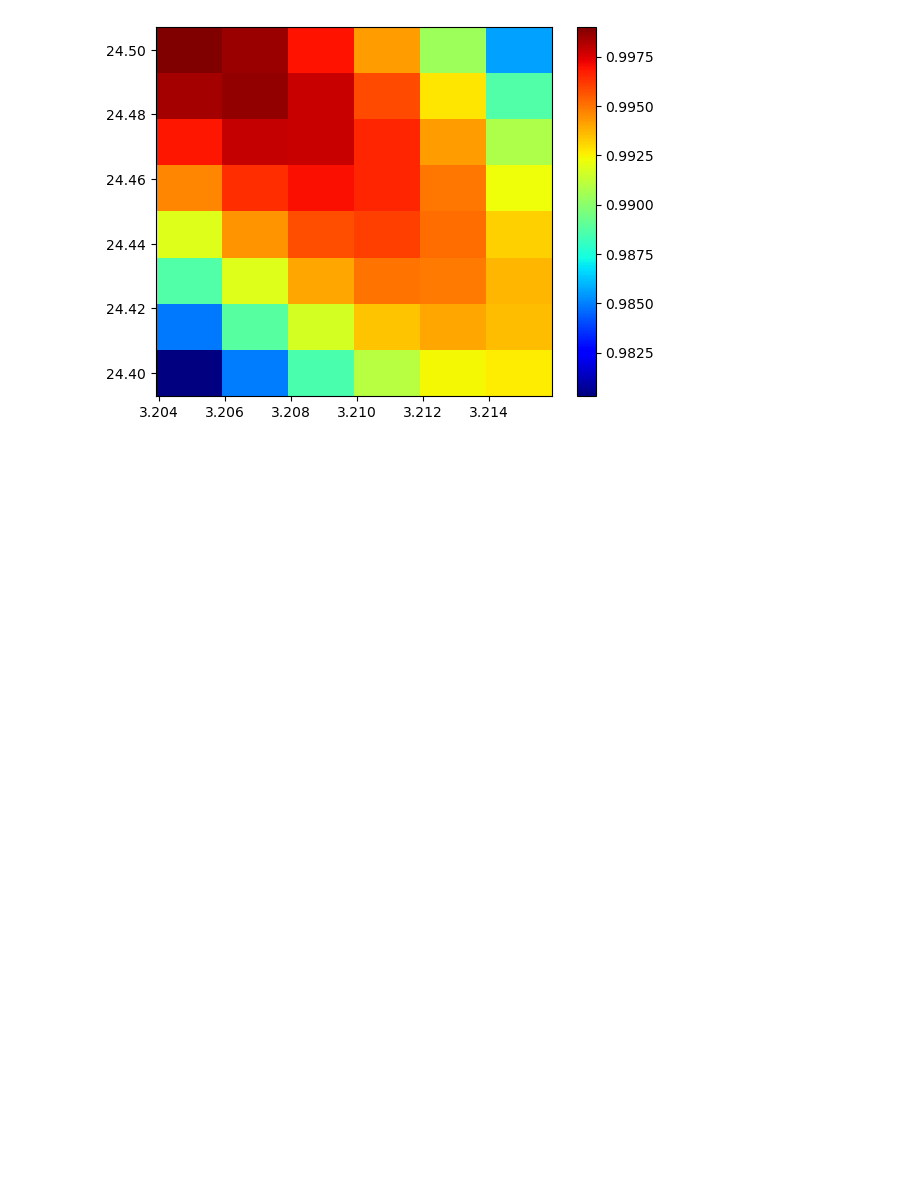
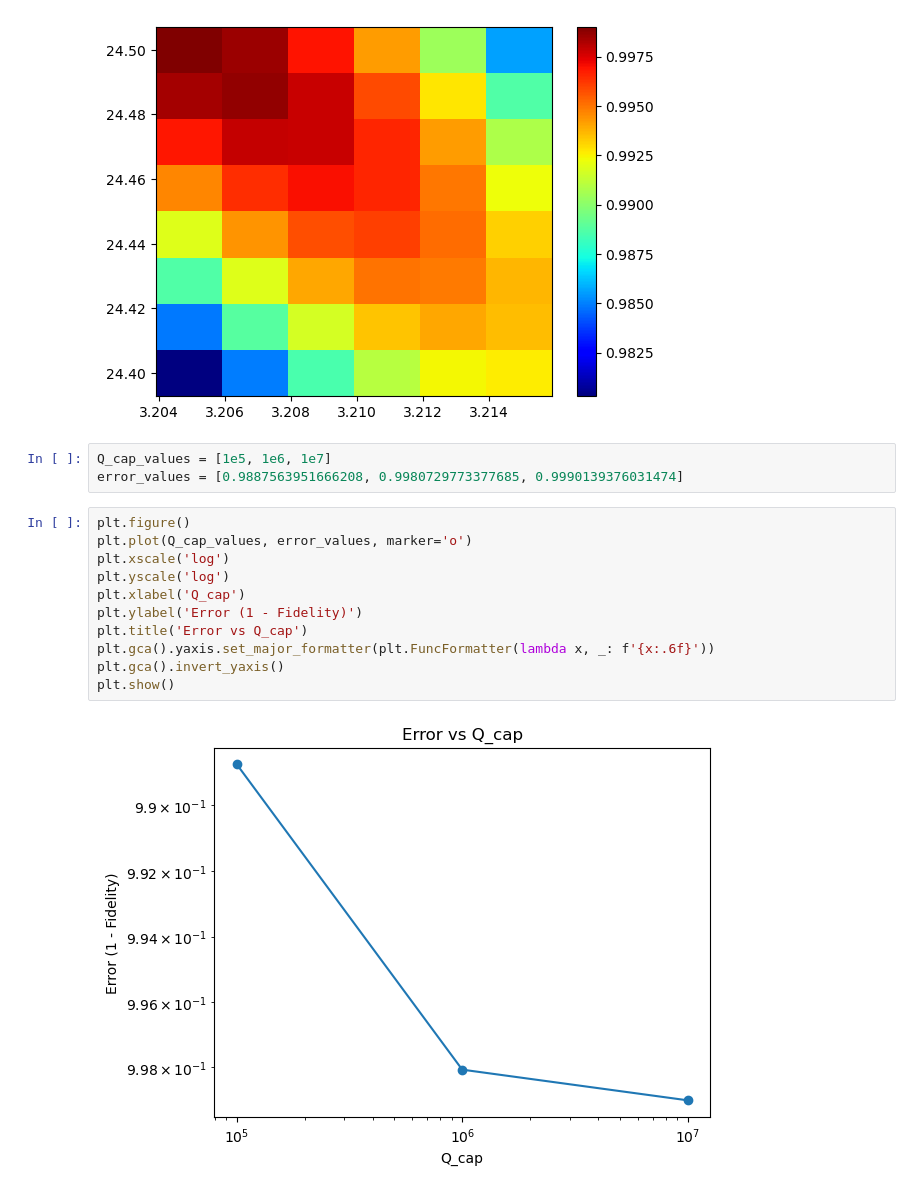
Before and after one commit to Sam-Bieberich/QuTiP, a Jupyter notebook: plot_gen.ipynb, the cells around one changed output. Drawn from its saved outputs; the diff is of its cells as text; blank space fills up the shorter version.

Commit message:
error plot template

```diff
--- a/plot_gen.ipynb
+++ b/plot_gen.ipynb
@@ -218,3 +218,19 @@ density(fidelity_results, omega_d_array, t_g_array)
 0.9802856739705463 0.9990139376031474
 (<Figure size 640x480 with 2 Axes>, <Axes: >)
 [figure]
+# %%
+Q_cap_values = [1e5, 1e6, 1e7]
+error_values = [0.9887563951666208, 0.9980729773377685, 0.9990139376031474]
+# %%
+plt.figure()
+plt.plot(Q_cap_values, error_values, marker='o')
+plt.xscale('log')
+plt.yscale('log')
+plt.xlabel('Q_cap')
+plt.ylabel('Error (1 - Fidelity)')
+plt.title('Error vs Q_cap')
+plt.gca().yaxis.set_major_formatter(plt.FuncFormatter(lambda x, _: f'{x:.6f}'))
+plt.gca().invert_yaxis()
+plt.show()
+# %% [output]
+[figure, added]
```
